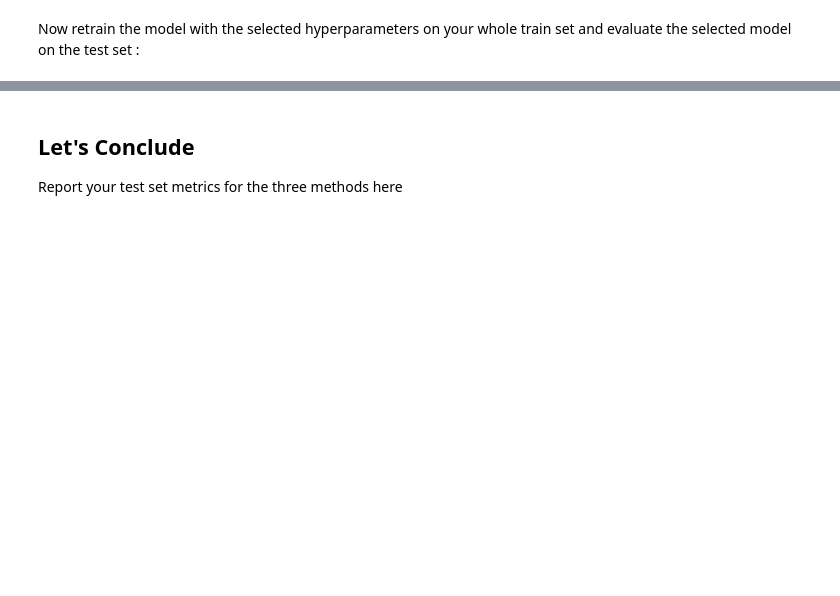
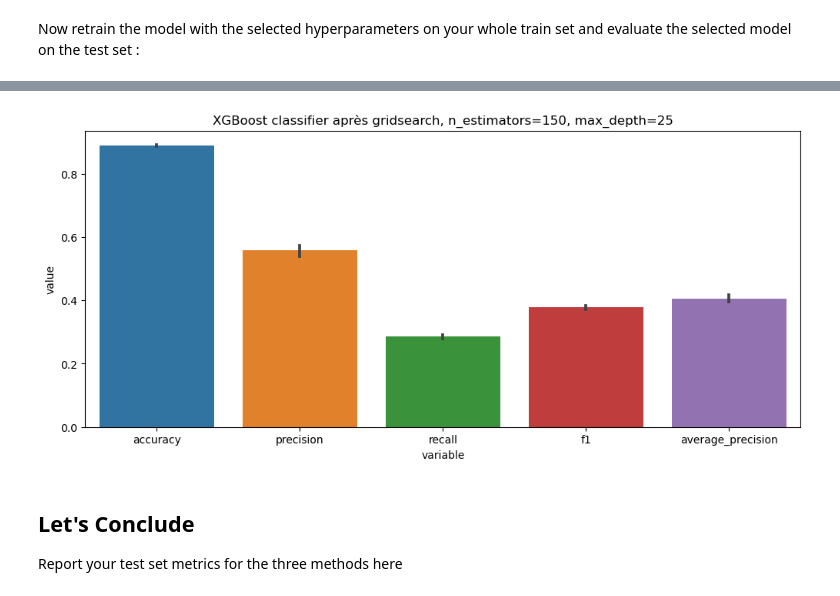
Before and after one commit to LexouLam/ML2, a Jupyter notebook: notebooks/A2_ML2_EnsembleLearning_v2.ipynb, the cells around one changed output, grey strips where cells are left out. Drawn from its saved outputs; the diff is of its cells as text; code cells hidden in the pictures; blank space fills up the shorter version.

```diff
--- a/notebooks/A2_ML2_EnsembleLearning_v2.ipynb
+++ b/notebooks/A2_ML2_EnsembleLearning_v2.ipynb
@@ -1085,3 +1219,22 @@ Now retrain the model with the selected hyperparameters on your whole train set
+# %%
+# performance curves
+metrics_perf = pd.DataFrame(
+{
+    "accuracy" : model_cv["test_accuracy"],
+    "precision" : model_cv["test_precision"],
+    "recall" : model_cv["test_recall"],
+    'f1' : model_cv["test_f1"],
+    'average_precision': model_cv["test_average_precision"]
+}
+
+).melt()
+rcParams['figure.figsize'] = 12, 5
+
+plotapresgs = sns.barplot(data=metrics_perf, x='variable', y='value')
+plt.title("XGBoost classifier après gridsearch, n_estimators=150, max_depth=25")
+plt.show()
+# %% [output]
+[figure, added]
 # %% [markdown]
 ## Let's Conclude
 
```
Also changed, not shown: parts of 30 cells of this notebook, 1 other file.
